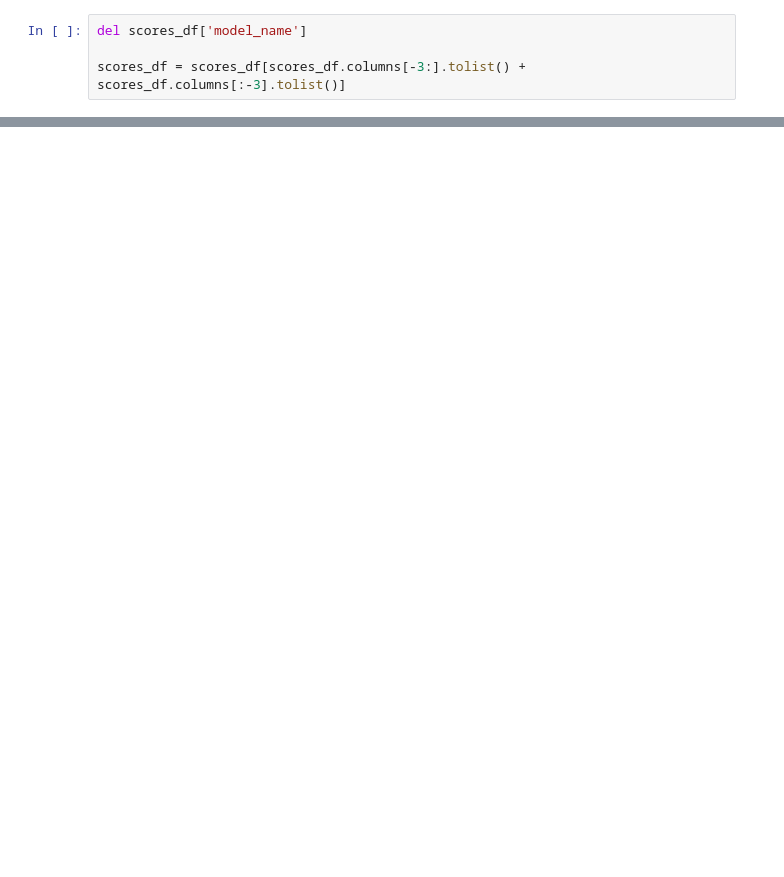
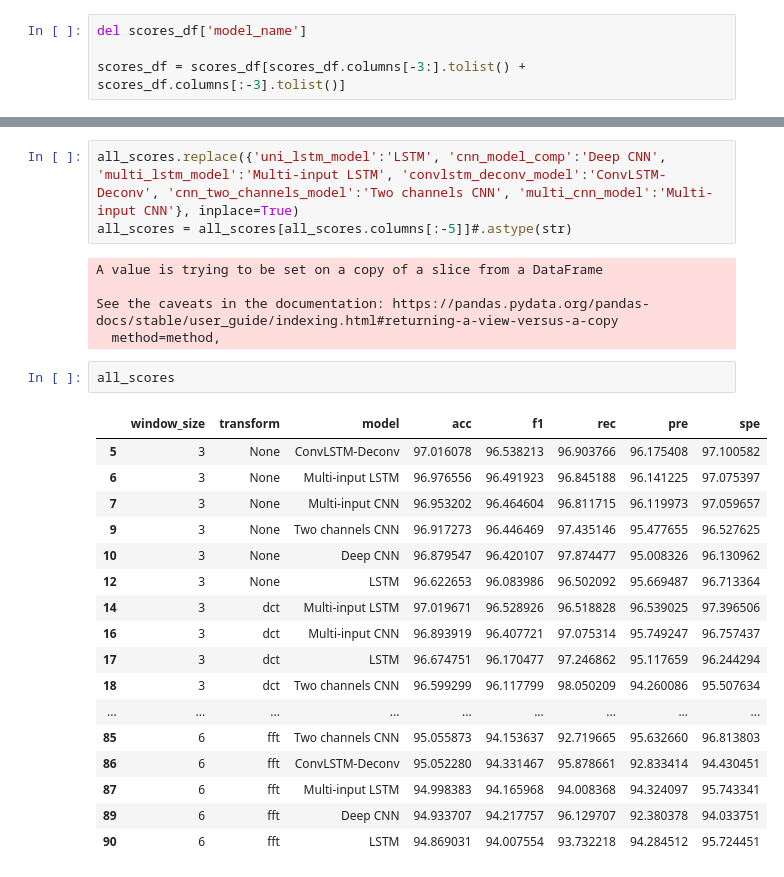
Before and after one commit to YounessElMarhraoui/CEA_Data, a Jupyter notebook: evaluate.ipynb, the cells around one changed output, grey strips where cells are left out. Saved outputs shown, nothing was run; the diff lists cells and outputs as text; blank space fills up the shorter version.

```diff
--- a/evaluate.ipynb
+++ b/evaluate.ipynb
@@ -188,0 +225,28 @@ scores_df.sort_values(by=['window_size', 'transform', 'model']).set_index(['wind
+# %%
+all_scores.replace({'uni_lstm_model':'LSTM', 'cnn_model_comp':'Deep CNN', 'multi_lstm_model':'Multi-input LSTM', 'convlstm_deconv_model':'ConvLSTM-Deconv', 'cnn_two_channels_model':'Two channels CNN', 'multi_cnn_model':'Multi-input CNN'}, inplace=True)
+all_scores = all_scores[all_scores.columns[:-5]]#.astype(str)
+# %% [output]
+A value is trying to be set on a copy of a slice from a DataFrame
+
+See the caveats in the documentation: https://pandas.pydata.org/pandas-docs/stable/user_guide/indexing.html#returning-a-view-versus-a-copy
+  method=method,
+# %%
+all_scores
+# %% [output]
+|  | window_size | transform | model | acc | f1 | rec | pre | spe |
+| 5 | 3 | None | ConvLSTM-Deconv | 97.016078 | 96.538213 | 96.903766 | 96.175408 | 97.100582 |
+| 6 | 3 | None | Multi-input LSTM | 96.976556 | 96.491923 | 96.845188 | 96.141225 | 97.075397 |
+| 7 | 3 | None | Multi-input CNN | 96.953202 | 96.464604 | 96.811715 | 96.119973 | 97.059657 |
+| 9 | 3 | None | Two channels CNN | 96.917273 | 96.446469 | 97.435146 | 95.477655 | 96.527625 |
+| 10 | 3 | None | Deep CNN | 96.879547 | 96.420107 | 97.874477 | 95.008326 | 96.130962 |
+| 12 | 3 | None | LSTM | 96.622653 | 96.083986 | 96.502092 | 95.669487 | 96.713364 |
+| 14 | 3 | dct | Multi-input LSTM | 97.019671 | 96.528926 | 96.518828 | 96.539025 | 97.396506 |
+| 16 | 3 | dct | Multi-input CNN | 96.893919 | 96.407721 | 97.075314 | 95.749247 | 96.757437 |
+| 17 | 3 | dct | LSTM | 96.674751 | 96.170477 | 97.246862 | 95.117659 | 96.244294 |
+| 18 | 3 | dct | Two channels CNN | 96.599299 | 96.117799 | 98.050209 | 94.260086 | 95.507634 |
+| ... | ... | ... | ... | ... | ... | ... | ... | ... |
+| 85 | 6 | fft | Two channels CNN | 95.055873 | 94.153637 | 92.719665 | 95.632660 | 96.813803 |
+| 86 | 6 | fft | ConvLSTM-Deconv | 95.052280 | 94.331467 | 95.878661 | 92.833414 | 94.430451 |
+| 87 | 6 | fft | Multi-input LSTM | 94.998383 | 94.165968 | 94.008368 | 94.324097 | 95.743341 |
+| 89 | 6 | fft | Deep CNN | 94.933707 | 94.217757 | 96.129707 | 92.380378 | 94.033751 |
+| 90 | 6 | fft | LSTM | 94.869031 | 94.007554 | 93.732218 | 94.284512 | 95.724451 |
```
Also changed, not shown: parts of 19 cells of this notebook, 5 other files.
